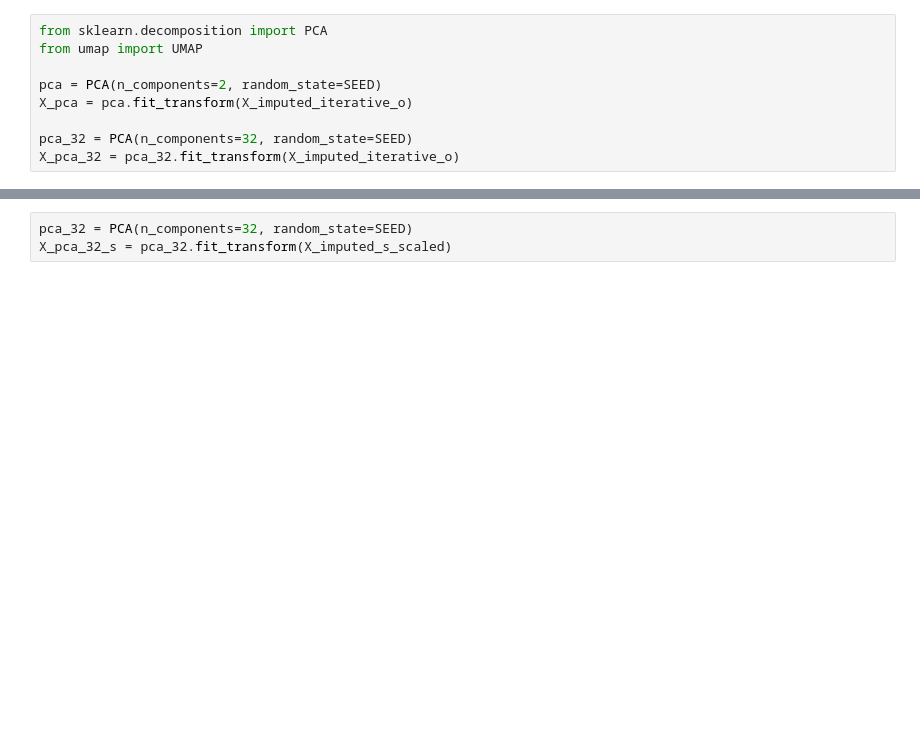
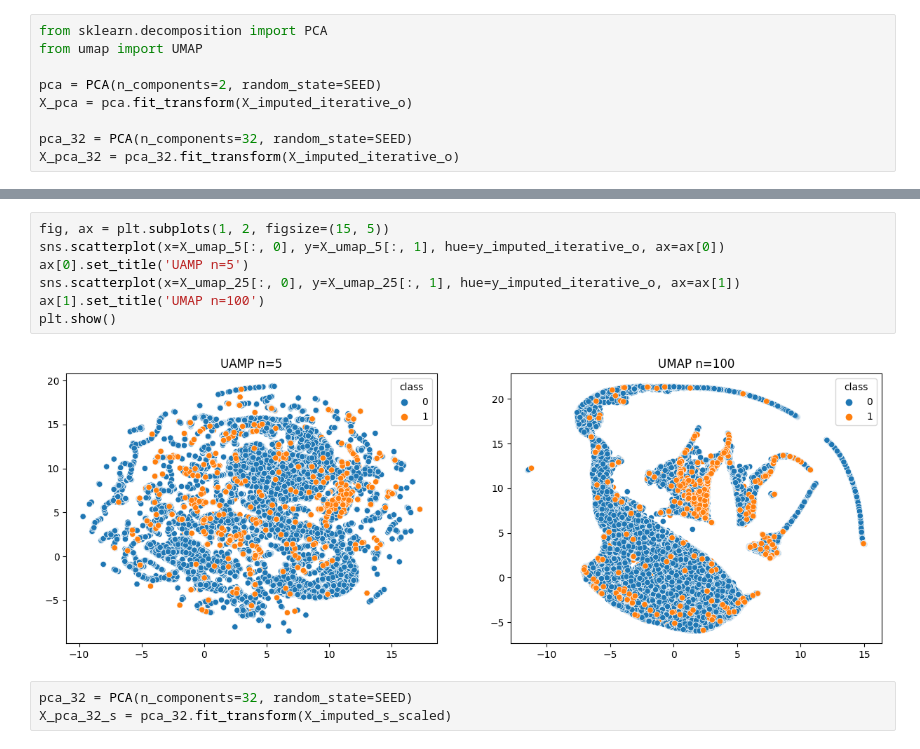
Before and after one commit to Golden3x11/ml, a Jupyter notebook: L1/L1.ipynb, the cells around one changed output, grey strips where cells are left out. Drawn from its saved outputs; the diff is of its cells as text; blank space fills up the shorter version.

```diff
--- a/L1/L1.ipynb
+++ b/L1/L1.ipynb
@@ -402,3 +405,12 @@ plt.show()
+# %%
+fig, ax = plt.subplots(1, 2, figsize=(15, 5))
+sns.scatterplot(x=X_umap_5[:, 0], y=X_umap_5[:, 1], hue=y_imputed_iterative_o, ax=ax[0])
+ax[0].set_title('UAMP n=5')
+sns.scatterplot(x=X_umap_25[:, 0], y=X_umap_25[:, 1], hue=y_imputed_iterative_o, ax=ax[1])
+ax[1].set_title('UMAP n=100')
+plt.show()
+# %% [output]
+[figure, added]
 # %%
 pca_32 = PCA(n_components=32, random_state=SEED)
 X_pca_32_s = pca_32.fit_transform(X_imputed_s_scaled)
```
Also changed, not shown: parts of 8 cells of this notebook.
